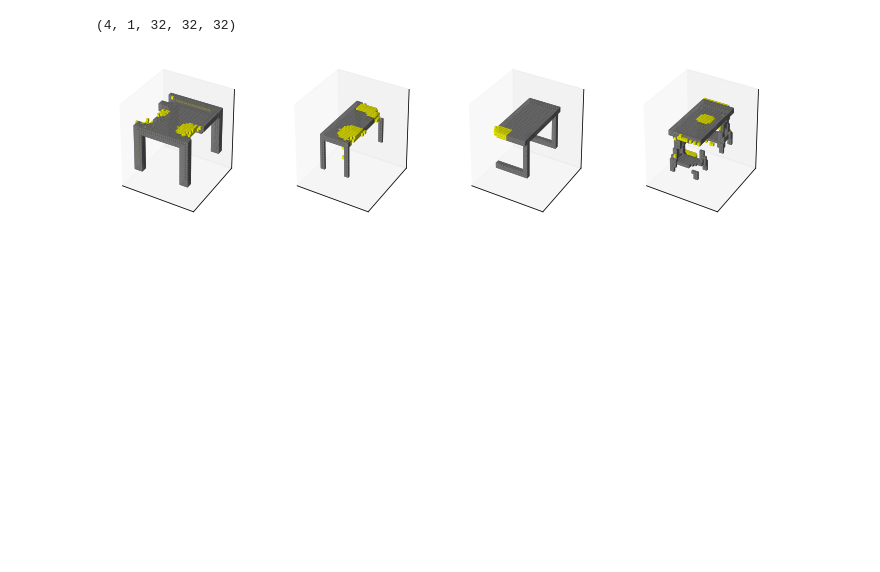
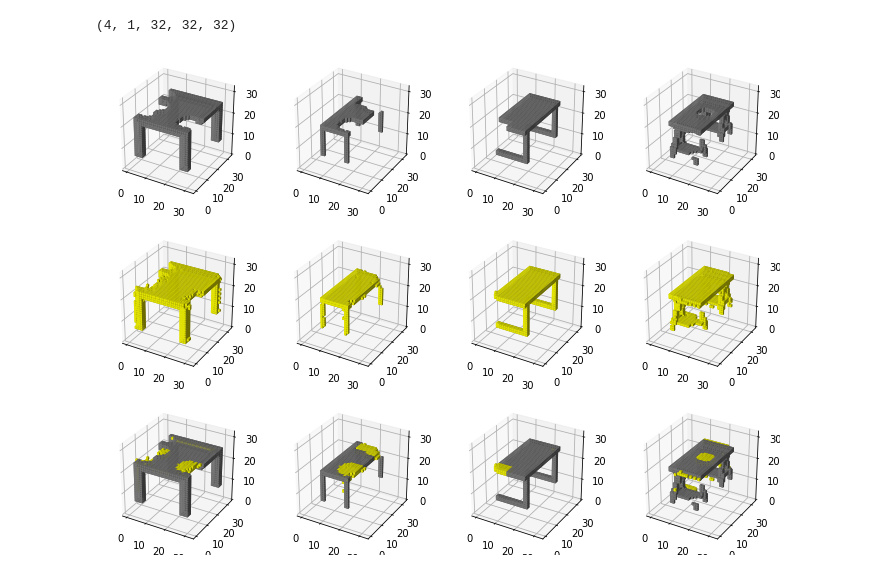
Before and after one commit to ggonzalesd/3DReconstruction, a Jupyter notebook: GAN_Testing.ipynb, the cells around one changed output. Drawn from its saved outputs; the diff is of its cells as text; code cells hidden in the pictures; blank space fills up the shorter version.

```diff
--- a/GAN_Testing.ipynb
+++ b/GAN_Testing.ipynb
@@ -209,19 +209,21 @@ fakes.shape
 (4, 1, 32, 32, 32)
 # %%
 fig = plt.figure()
-fig.set_size_inches(12, 3)
+fig.set_size_inches(12, 9)
 for i, model in enumerate(fakes):
-    ax = fig.add_subplot(1,4,i+1,projection='3d')
+    ax = fig.add_subplot(3,4,i+1,projection='3d')
+    ax.voxels(models['x'][i], facecolors='gray')
+
+    ax = fig.add_subplot(3,4,4+i+1,projection='3d')
+    ax.voxels(model[0], facecolors='yellow')
+
+    ax = fig.add_subplot(3,4,8+i+1,projection='3d')
     ax.voxels(models['x'][i], facecolors='gray')
     ax.voxels(model[0]&~models['x'][i], facecolors='yellow')
-    ax.grid(False)
-    ax.set_xticks([])
-    ax.set_yticks([])
-    ax.set_zticks([])
 
 plt.show()
 # %% [output]
-[figure, old version]
+[figure, new version]
 # %%
 !pip3 install trimesh
 import trimesh
```
Also changed, not shown: parts of 3 cells of this notebook.
